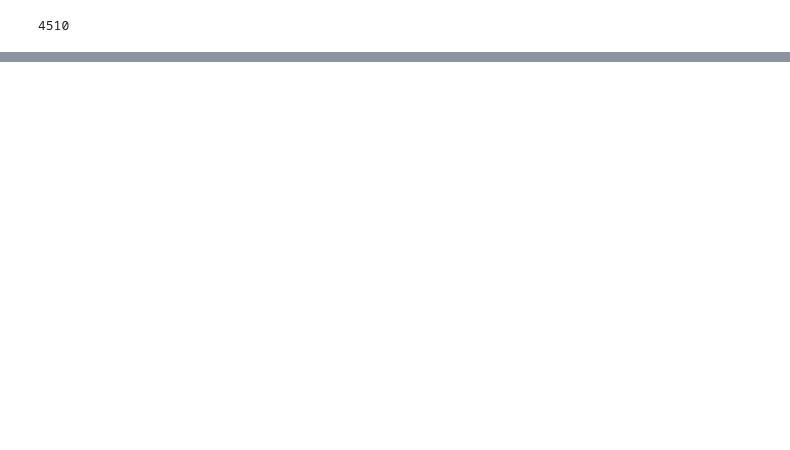
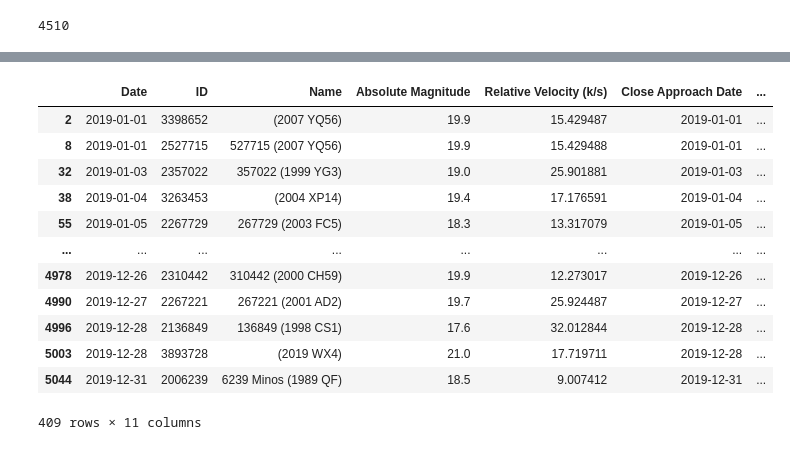
Before and after one commit to AmyAndersson/Datanauts_Project, a Jupyter notebook: DF.ipynb, the cells around one changed output, grey strips where cells are left out. Drawn from its saved outputs; the diff is of its cells as text; code cells hidden in the pictures; blank space fills up the shorter version.

```diff
--- a/DF.ipynb
+++ b/DF.ipynb
@@ -76,0 +105,17 @@ plt.bar
+# %%
+Pos_Hazard=single_asteroid.loc[single_asteroid["Potentially Hazardous?"] == True]
+Pos_Hazard
+# %% [output]
+|  | Date | ID | Name | Absolute Magnitude | Relative Velocity (k/s) | Close Approach Date | ... |
+| 2 | 2019-01-01 | 3398652 | (2007 YQ56) | 19.9 | 15.429487 | 2019-01-01 | ... |
+| 8 | 2019-01-01 | 2527715 | 527715 (2007 YQ56) | 19.9 | 15.429488 | 2019-01-01 | ... |
+| 32 | 2019-01-03 | 2357022 | 357022 (1999 YG3) | 19.0 | 25.901881 | 2019-01-03 | ... |
+| 38 | 2019-01-04 | 3263453 | (2004 XP14) | 19.4 | 17.176591 | 2019-01-04 | ... |
+| 55 | 2019-01-05 | 2267729 | 267729 (2003 FC5) | 18.3 | 13.317079 | 2019-01-05 | ... |
+| ... | ... | ... | ... | ... | ... | ... | ... |
+| 4978 | 2019-12-26 | 2310442 | 310442 (2000 CH59) | 19.9 | 12.273017 | 2019-12-26 | ... |
+| 4990 | 2019-12-27 | 2267221 | 267221 (2001 AD2) | 19.7 | 25.924487 | 2019-12-27 | ... |
+| 4996 | 2019-12-28 | 2136849 | 136849 (1998 CS1) | 17.6 | 32.012844 | 2019-12-28 | ... |
+| 5003 | 2019-12-28 | 3893728 | (2019 WX4) | 21.0 | 17.719711 | 2019-12-28 | ... |
+| 5044 | 2019-12-31 | 2006239 | 6239 Minos (1989 QF) | 18.5 | 9.007412 | 2019-12-31 | ... |
+409 rows × 11 columns
```
Also changed, not shown: parts of 10 cells of this notebook, 1 other file.
